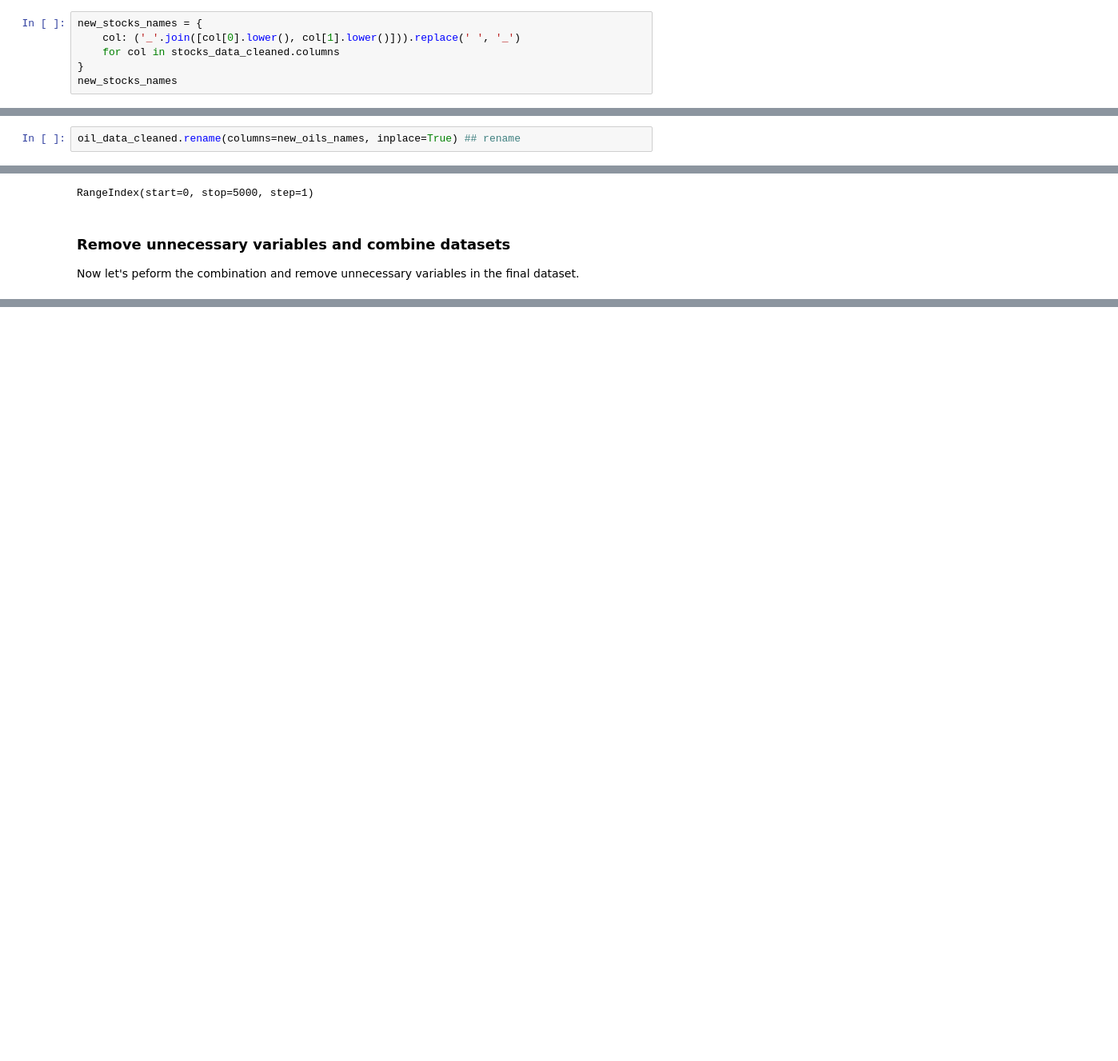
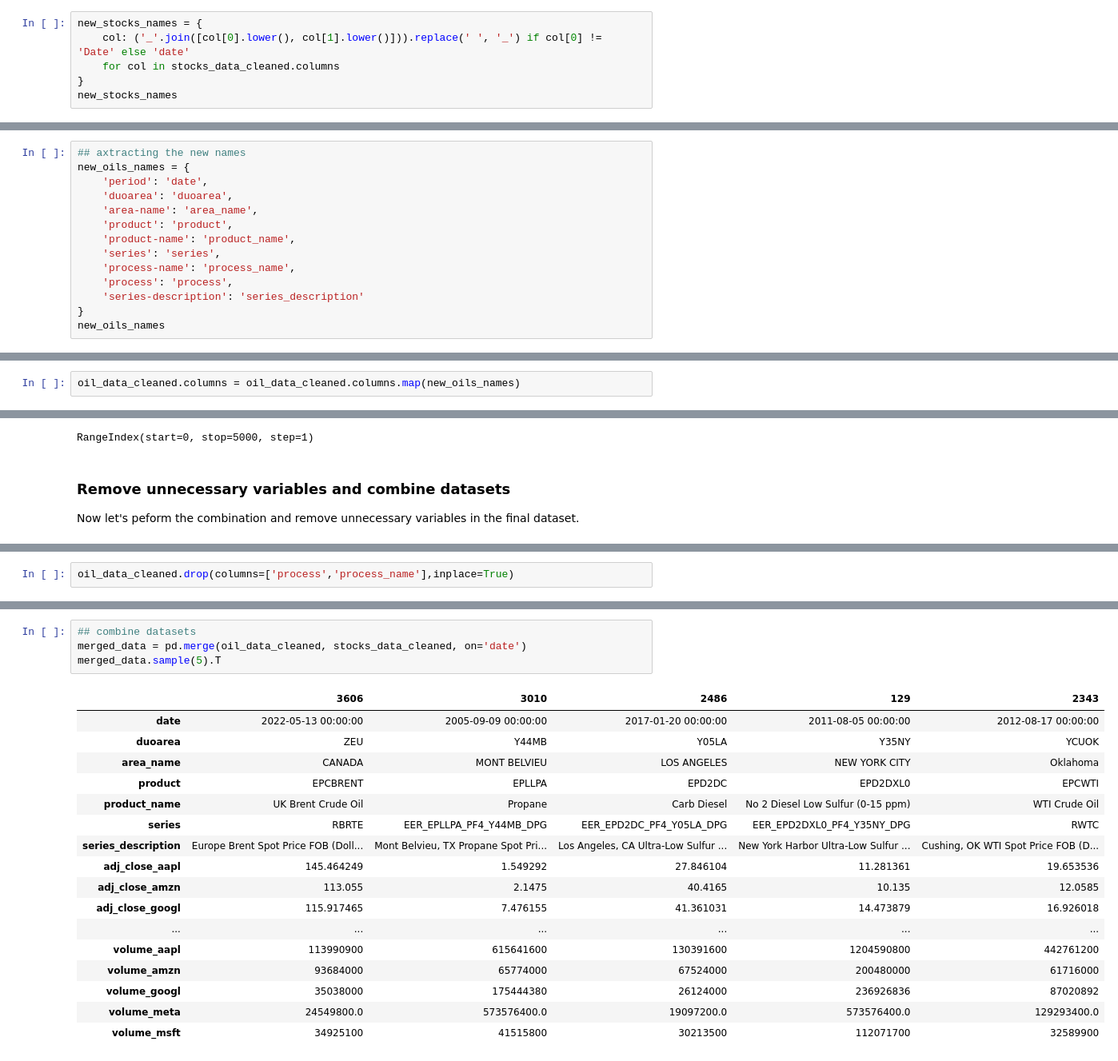
Before and after one commit to sondosaabed/Oil-vs-BigTech-stock-investigation, a Jupyter notebook: oil-bigTechCompanies-investigation.ipynb, the cells around one changed output, grey strips where cells are left out. Shown at 80% size. Saved outputs shown, nothing was run; the diff lists cells and outputs as text; blank space fills up the shorter version.

Commit message:
Combine the dataset successfully merged on date

```diff
--- a/oil-bigTechCompanies-investigation.ipynb
+++ b/oil-bigTechCompanies-investigation.ipynb
@@ -706,7 +706,7 @@ This issue includes the columns names and renaming to the convention.
 The cleaning here is done by applying the new mapping following the convention to the dataset.
 # %%
 new_stocks_names = {
-    col: ('_'.join([col[0].lower(), col[1].lower()])).replace(' ', '_')
+    col: ('_'.join([col[0].lower(), col[1].lower()])).replace(' ', '_') if col[0] != 'Date' else 'date'
     for col in stocks_data_cleaned.columns
 }
 new_stocks_names
@@ -777,0 +771,14 @@ new_oils_names
+# %%
+## axtracting the new names
+new_oils_names = {
+    'period': 'date',
+    'duoarea': 'duoarea',
+    'area-name': 'area_name',
+    'product': 'product',
+    'product-name': 'product_name',
+    'series': 'series',
+    'process-name': 'process_name',
+    'process': 'process',
+    'series-description': 'series_description'
+}
+new_oils_names
@@ -778,5 +795,5 @@ new_oils_names
 # %%
-oil_data_cleaned.rename(columns=new_oils_names, inplace=True) ## rename
+oil_data_cleaned.columns = oil_data_cleaned.columns.map(new_oils_names)
 # %%
 ## Validating the cleaning step for renaming to conventional names
 oil_data_cleaned.columns
@@ -809,0 +826,2 @@ Now let's peform the combination and remove unnecessary variables in the final d
+# %%
+oil_data_cleaned.drop(columns=['process','process_name'],inplace=True)
@@ -810,3 +838,25 @@ Now let's peform the combination and remove unnecessary variables in the final d
+# %%
+## combine datasets
+merged_data = pd.merge(oil_data_cleaned, stocks_data_cleaned, on='date')
+merged_data.sample(5).T
+# %% [output]
+|  | 3606 | 3010 | 2486 | 129 | 2343 |
+| date | 2022-05-13 00:00:00 | 2005-09-09 00:00:00 | 2017-01-20 00:00:00 | 2011-08-05 00:00:00 | 2012-08-17 00:00:00 |
+| duoarea | ZEU | Y44MB | Y05LA | Y35NY | YCUOK |
+| area_name | CANADA | MONT BELVIEU | LOS ANGELES | NEW YORK CITY | Oklahoma |
+| product | EPCBRENT | EPLLPA | EPD2DC | EPD2DXL0 | EPCWTI |
+| product_name | UK Brent Crude Oil | Propane | Carb Diesel | No 2 Diesel Low Sulfur (0-15 ppm) | WTI Crude Oil |
+| series | RBRTE | EER_EPLLPA_PF4_Y44MB_DPG | EER_EPD2DC_PF4_Y05LA_DPG | EER_EPD2DXL0_PF4_Y35NY_DPG | RWTC |
+| series_description | Europe Brent Spot Price FOB (Doll... | Mont Belvieu, TX Propane Spot Pri... | Los Angeles, CA Ultra-Low Sulfur ... | New York Harbor Ultra-Low Sulfur ... | Cushing, OK WTI Spot Price FOB (D... |
+| adj_close_aapl | 145.464249 | 1.549292 | 27.846104 | 11.281361 | 19.653536 |
+| adj_close_amzn | 113.055 | 2.1475 | 40.4165 | 10.135 | 12.0585 |
+| adj_close_googl | 115.917465 | 7.476155 | 41.361031 | 14.473879 | 16.926018 |
+| ... | ... | ... | ... | ... | ... |
+| volume_aapl | 113990900 | 615641600 | 130391600 | 1204590800 | 442761200 |
+| volume_amzn | 93684000 | 65774000 | 67524000 | 200480000 | 61716000 |
+| volume_googl | 35038000 | 175444380 | 26124000 | 236926836 | 87020892 |
+| volume_meta | 24549800.0 | 573576400.0 | 19097200.0 | 573576400.0 | 129293400.0 |
+| volume_msft | 34925100 | 41515800 | 30213500 | 112071700 | 32589900 |
 # %% [markdown]
 ## 6. Update the data store
 In this section, the local database/data store in the directory data are updated with the cleaned data too, with best practices for storing cleaned data:
```
Also changed, not shown: parts of 25 cells of this notebook.
